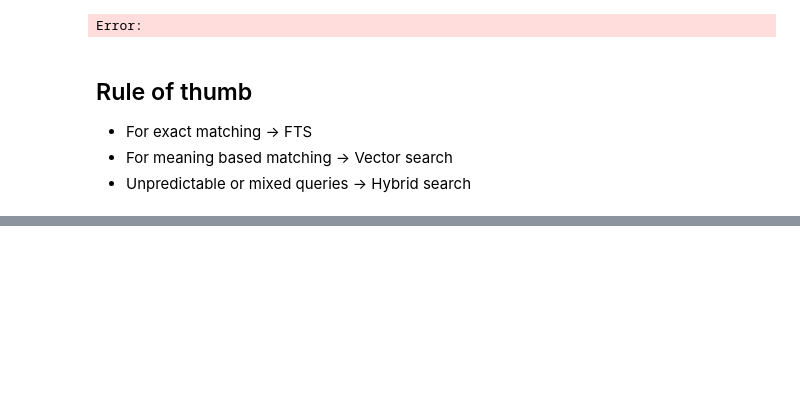
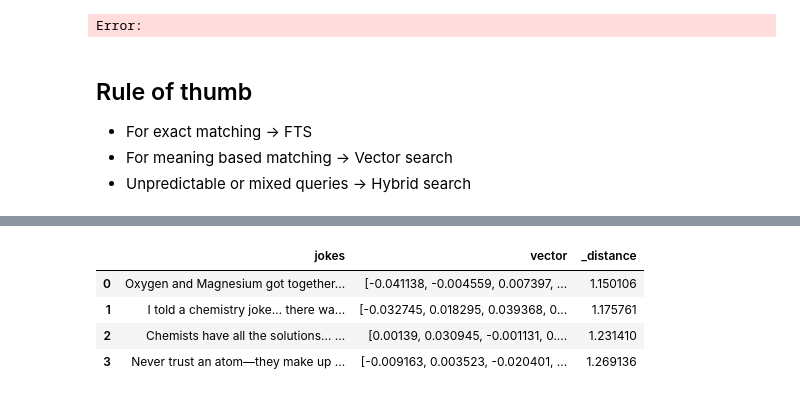
Before and after one commit to LisaYllander92/ai_ops_course, a Jupyter notebook: 09_lancedb/lancedb_basics.ipynb, the cells around one changed output, grey strips where cells are left out. Drawn from its saved outputs; the diff is of its cells as text; code cells hidden in the pictures; blank space fills up the shorter version.

```diff
--- a/09_lancedb/lancedb_basics.ipynb
+++ b/09_lancedb/lancedb_basics.ipynb
@@ -331,0 +401,8 @@ Error:
+# %%
+db["jokes"].search("ge mig kemiskämt").limit(4).to_pandas()
+# %% [output]
+|  | jokes | vector | _distance |
+| 0 | Oxygen and Magnesium got together... | [-0.041138, -0.004559, 0.007397, ... | 1.150106 |
+| 1 | I told a chemistry joke… there wa... | [-0.032745, 0.018295, 0.039368, 0... | 1.175761 |
+| 2 | Chemists have all the solutions… ... | [0.00139, 0.030945, -0.001131, 0.... | 1.231410 |
+| 3 | Never trust an atom—they make up ... | [-0.009163, 0.003523, -0.020401, ... | 1.269136 |
```
Also changed, not shown: parts of 7 cells of this notebook, 4 other files.
